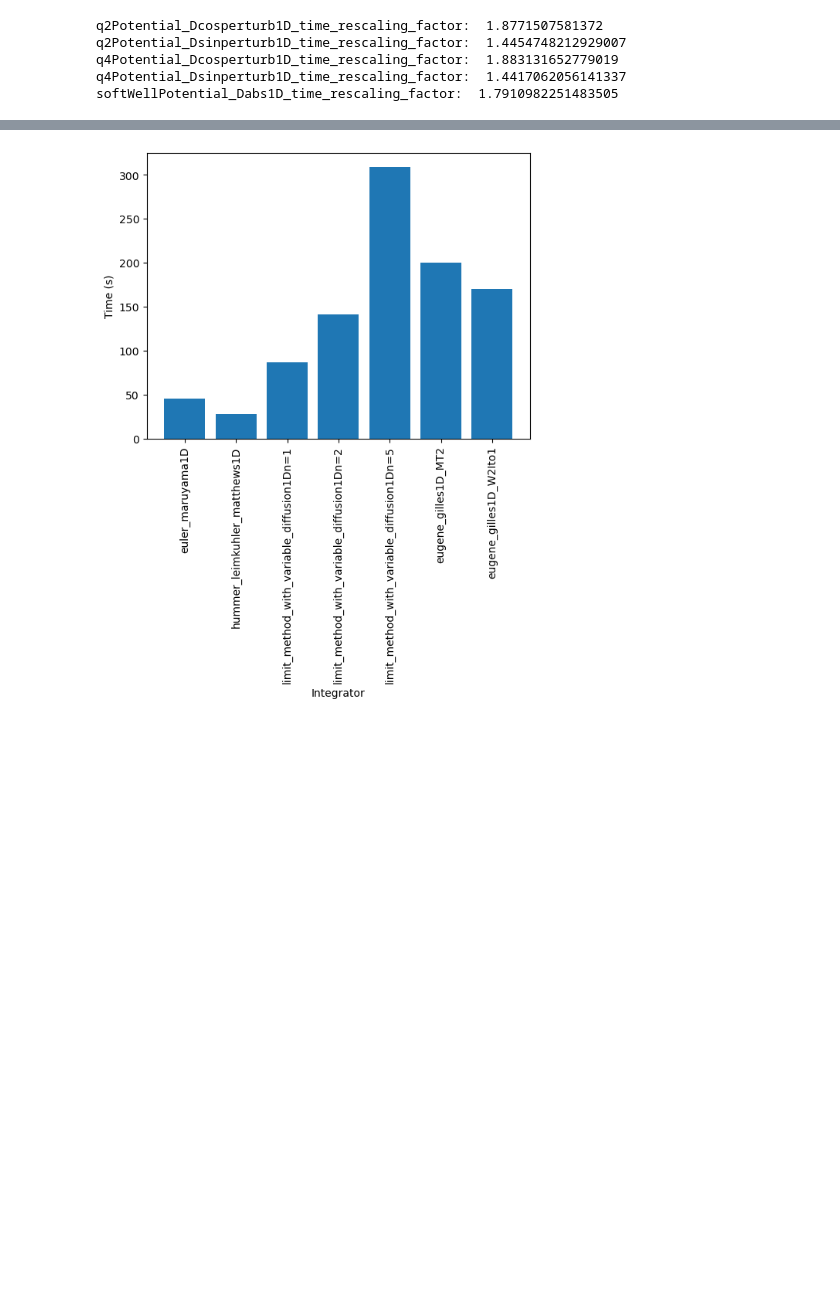
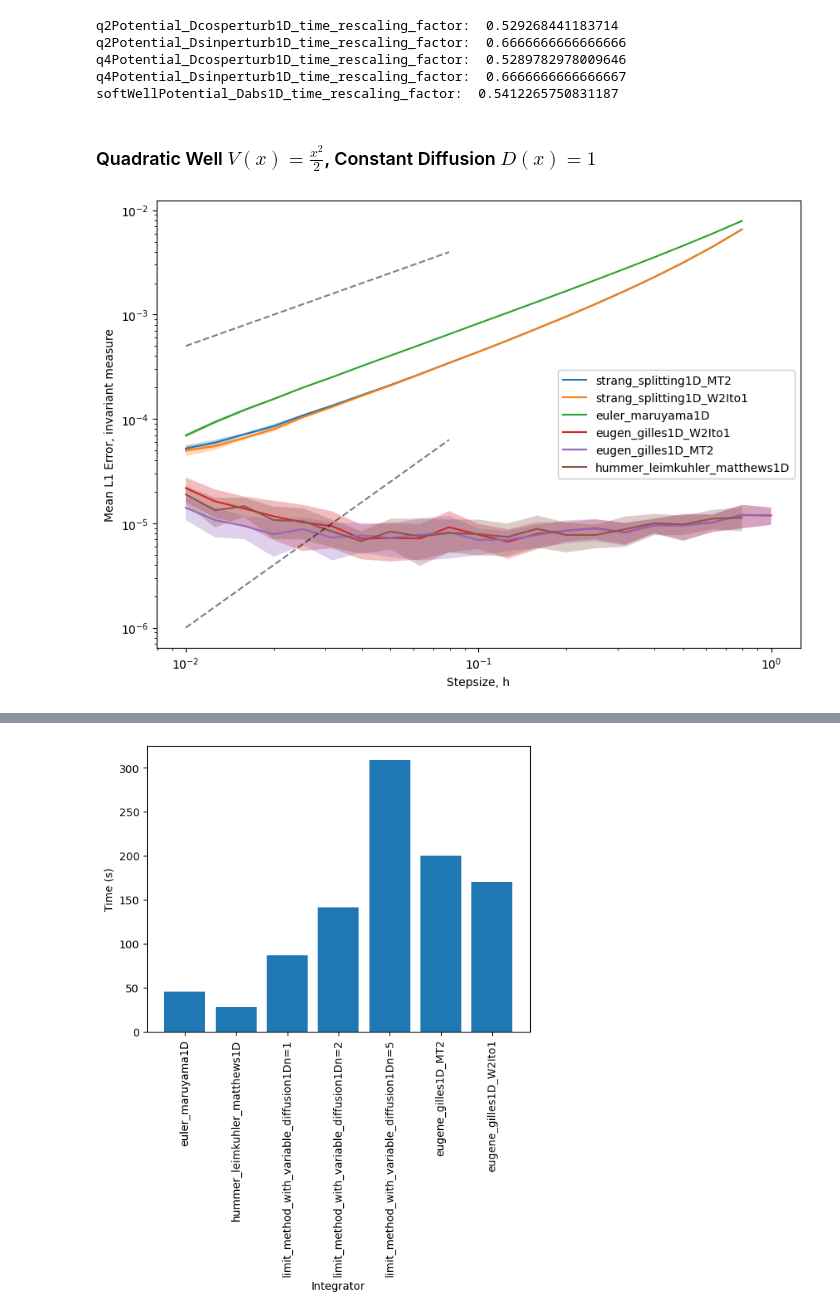
Before and after one commit to dominicp6/Integrators_for_Multiplicative_Noise, a Jupyter notebook: plotting.ipynb, the cells around one changed output, grey strips where cells are left out. Cells and saved outputs as stored; diff of their text form; code cells hidden in the pictures; blank space fills up the shorter version.

```diff
--- a/plotting.ipynb
+++ b/plotting.ipynb
@@ -8,11 +8,11 @@ import matplotlib.pyplot as plt
 from scipy.integrate import quad
 
 def compute_time_rescaling_factor(potential, diffusion, sigma):
-    # integrate rho(x) / D(x) dx from -inf to inf, where rho(x) = exp(- 2 * V(x) / sigma^2)
+    # integrate rho(x) * D(x) dx from -inf to inf, where rho(x) = exp(- 2 * V(x) / sigma^2)
     canonical_ensemble = lambda x: np.exp(- 2* potential(x) / sigma**2)
     normalization_factor, error = quad(canonical_ensemble, -np.inf, np.inf)
-    rho_over_D = lambda x: np.exp(- 2 * potential(x) / sigma**2) / (diffusion(x) * normalization_factor)
-    integral, error = quad(rho_over_D, -np.inf, np.inf)
+    rho_times_D = lambda x: np.exp(- 2 * potential(x) / sigma**2) * diffusion(x) /  normalization_factor
+    integral, error = quad(rho_times_D, -np.inf, np.inf)
 
     # time rescaling factor is 1 / integral
     return 1 / integral
@@ -37,11 +37,11 @@ print("q4Potential_Dcosperturb1D_time_rescaling_factor: ", q4Potential_Dcospertu
 print("q4Potential_Dsinperturb1D_time_rescaling_factor: ", q4Potential_Dsinperturb1D_time_rescaling_factor)
 print("softWellPotential_Dabs1D_time_rescaling_factor: ", softWellPotential_Dabs1D_time_rescaling_factor)
 # %% [output]
-q2Potential_Dcosperturb1D_time_rescaling_factor:  1.8771507581372
-q2Potential_Dsinperturb1D_time_rescaling_factor:  1.4454748212929007
-q4Potential_Dcosperturb1D_time_rescaling_factor:  1.883131652779019
-q4Potential_Dsinperturb1D_time_rescaling_factor:  1.4417062056141337
-softWellPotential_Dabs1D_time_rescaling_factor:  1.7910982251483505
+q2Potential_Dcosperturb1D_time_rescaling_factor:  0.529268441183714
+q2Potential_Dsinperturb1D_time_rescaling_factor:  0.6666666666666666
+q4Potential_Dcosperturb1D_time_rescaling_factor:  0.5289782978009646
+q4Potential_Dsinperturb1D_time_rescaling_factor:  0.6666666666666667
+softWellPotential_Dabs1D_time_rescaling_factor:  0.5412265750831187
 # %%
 def get_stepsizes(exp_dir):
     with open(os.path.join(exp_dir, "info.json"), "r") as f:
@@ -120,0 +126,6 @@ def plot_experiments2(exp_name, min_log10_stepsize=-2, base_dir="./simulation_re
+# %% [markdown]
+### Quadratic Well $V(x)=\frac{x^2}{2}$, Constant Diffusion $D(x)=1$
+# %%
+plot_experiments2("q2_const_1D_50M", offset1=0.05, offset2=0.01)
+# %% [output]
+[figure, added]
```
Also changed, not shown: parts of 26 cells of this notebook, 1 other file.
